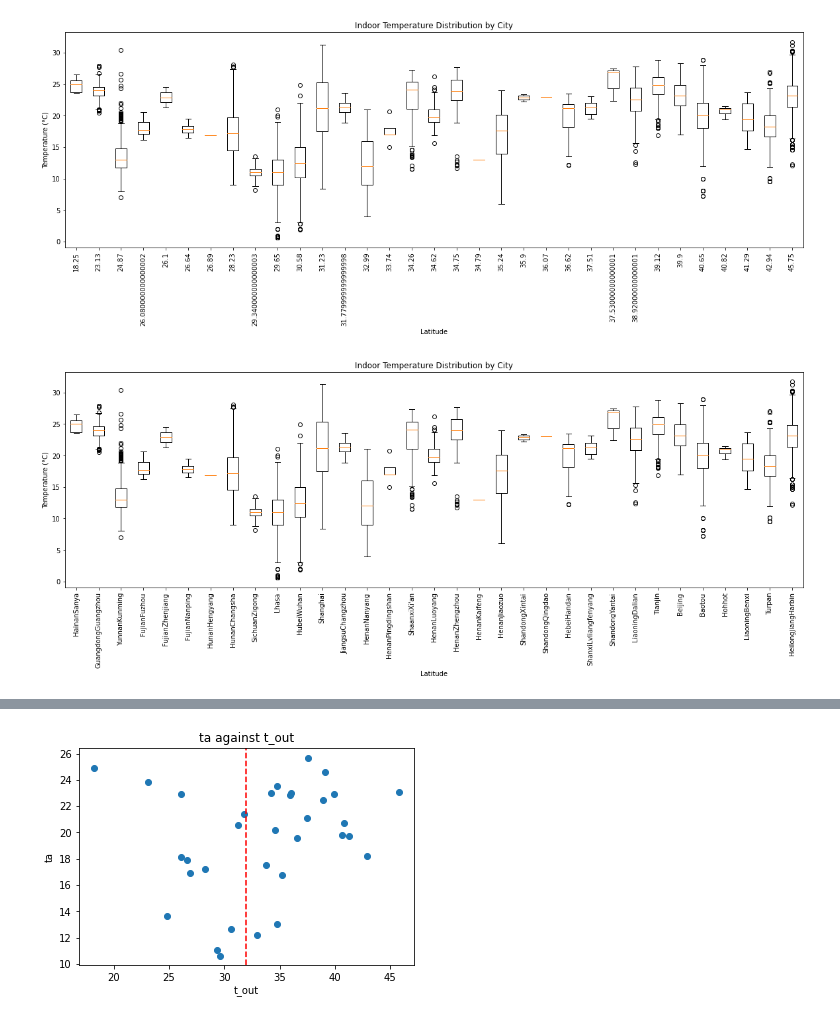
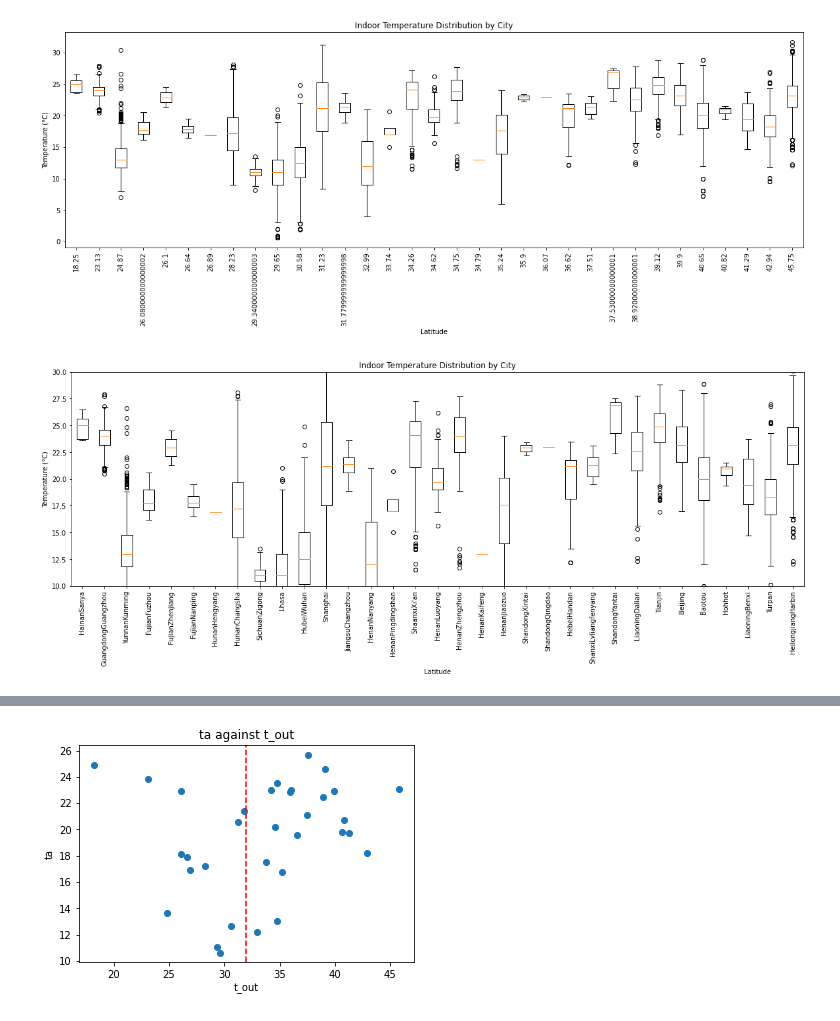
Before and after one commit to ruijis/RD_comfort, a Jupyter notebook: Data_explore.ipynb, the cells around one changed output, grey strips where cells are left out. Drawn from its saved outputs; the diff is of its cells as text; code cells hidden in the pictures.

```diff
--- a/Data_explore.ipynb
+++ b/Data_explore.ipynb
@@ -113,11 +113,13 @@ plt.show()
 # %%
 # box plot the indoor temperature distribution by city, show latitude as x-axis
 plt.figure(figsize=(20, 6))
 plt.boxplot([df[df['city'] == city]['ta'] for city in df_city['city']], labels=df_city['city'])
+# limit the y-axis to 10-30
+plt.ylim(10, 30)
 plt.title('Indoor Temperature Distribution by City')
 plt.xlabel('Latitude')
 plt.ylabel('Temperature (°C)')
 plt.xticks(rotation=90)  # Rotate x-axis labels by 45 degrees
 plt.show()
 # %% [output]
-[figure, old version]
+[figure, new version]
```
Also changed, not shown: parts of 3 cells of this notebook, 1 other file.
